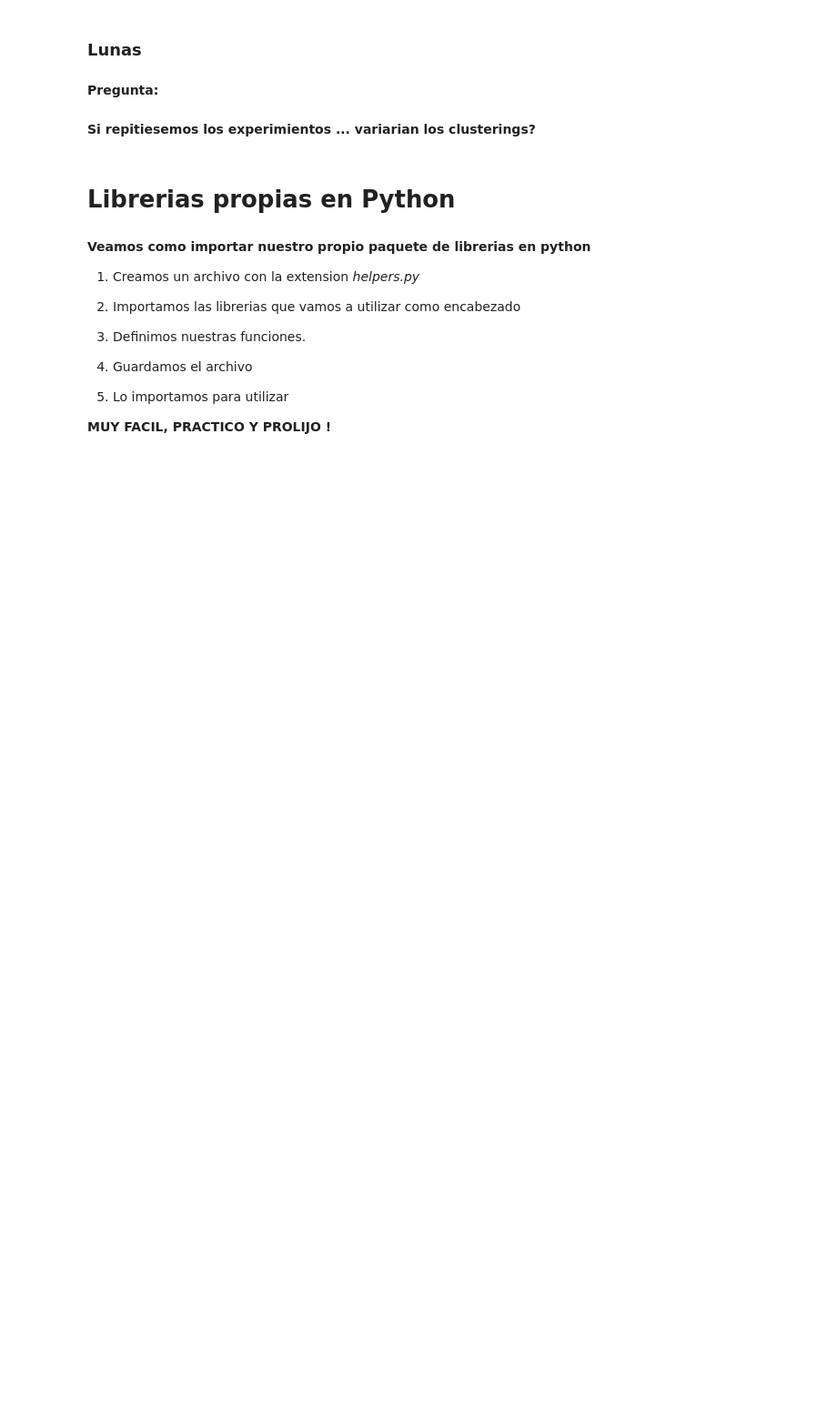
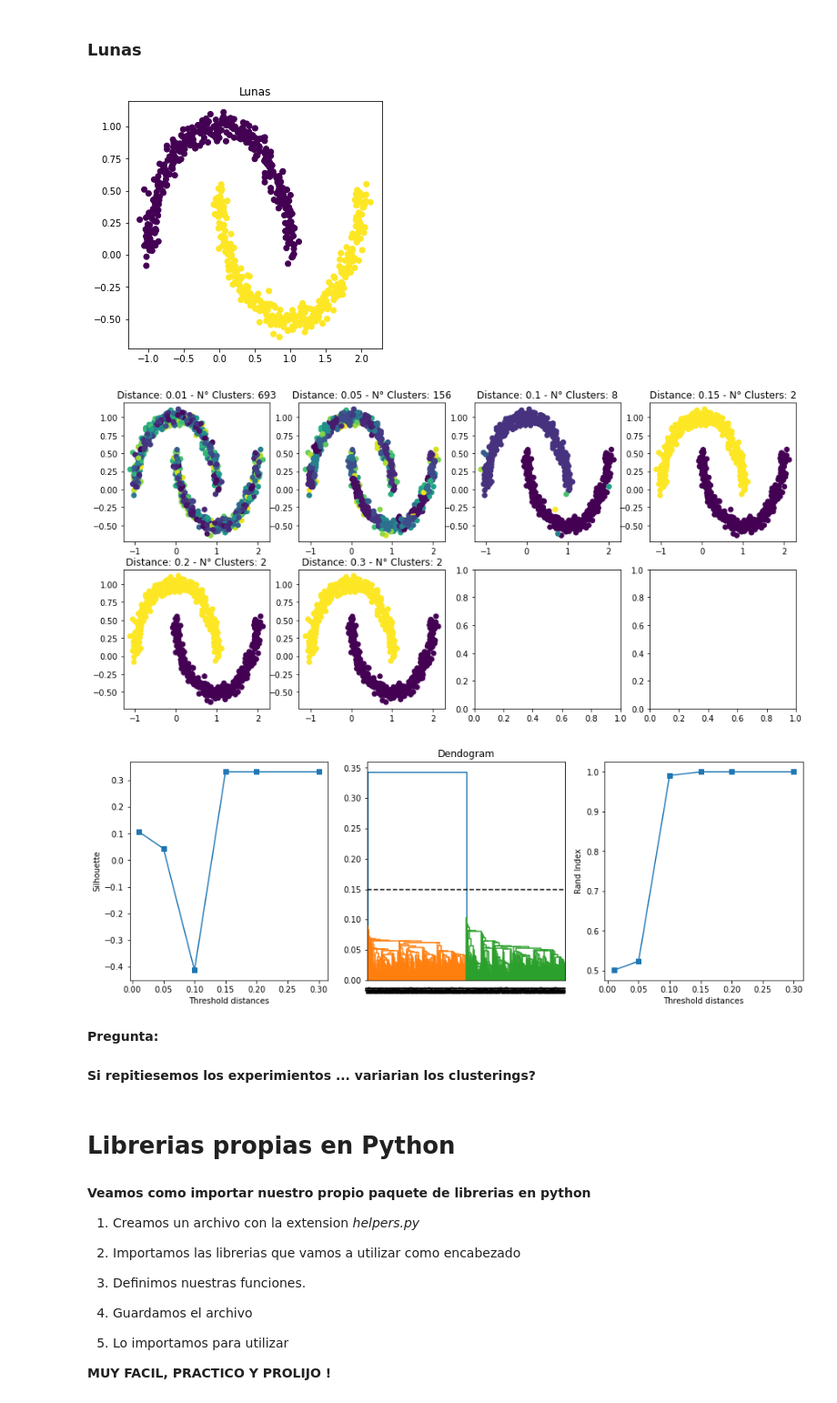
Before and after one commit to clusterai/clusterai_2021, a Jupyter notebook: clase07/clusterai_2021_clase07_clustering_toy_examples.ipynb, the cells around one changed output. Shown at 91% size. Cells and saved outputs as stored; diff of their text form; code cells hidden in the pictures; blank space fills up the shorter version.

```diff
--- a/clase07/clusterai_2021_clase07_clustering_toy_examples.ipynb
+++ b/clase07/clusterai_2021_clase07_clustering_toy_examples.ipynb
@@ -373,12 +415,16 @@ sil_hier_circulos, rand_hier_circulos = report_clustering_hierarchical(circulos,
 # %% [markdown]
 ### Lunas
 # %%
-dist_trhs = [0.01,0.05,0.1,0.2,0.3,0.4]
+dist_trhs = [0.01,0.05,0.1,0.15,0.2,0.3]
 affinity_measure = 'cityblock'
 linkage_method = 'single'
 
 sil_hier_lunas, rand_hier_lunas = report_clustering_hierarchical(lunas,'Lunas',
                                                  dist_trhs, affinity_measure, linkage_method)
+# %% [output]
+[figure, added]
+[figure, added]
+[figure, added]
 # %% [markdown]
 **Pregunta:**
 # %% [markdown]
```
Also changed, not shown: parts of 15 cells of this notebook.
